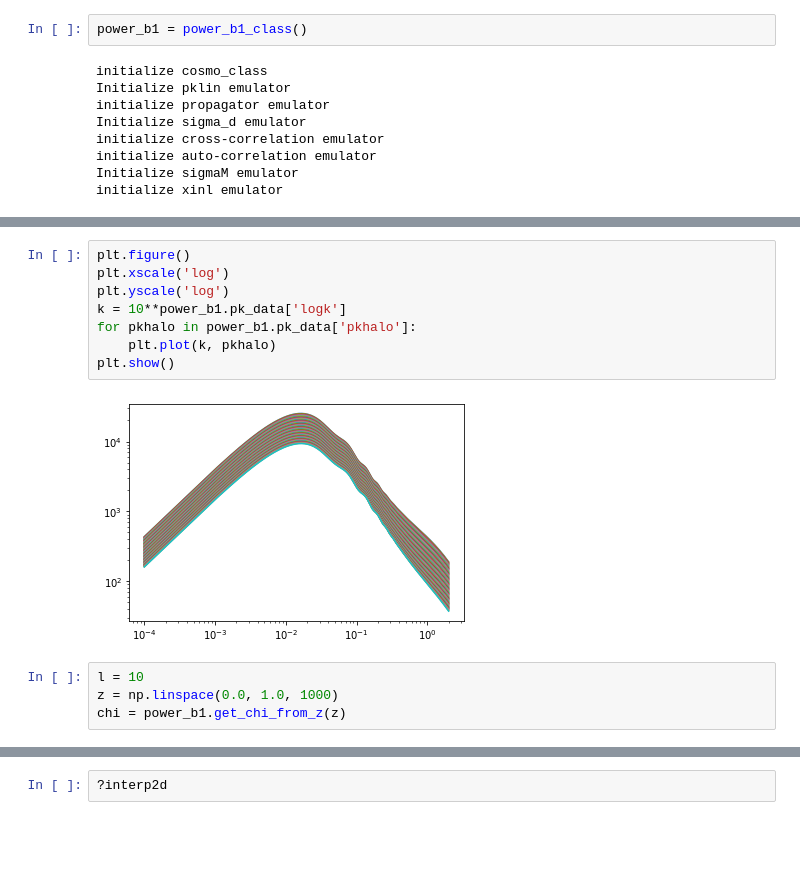
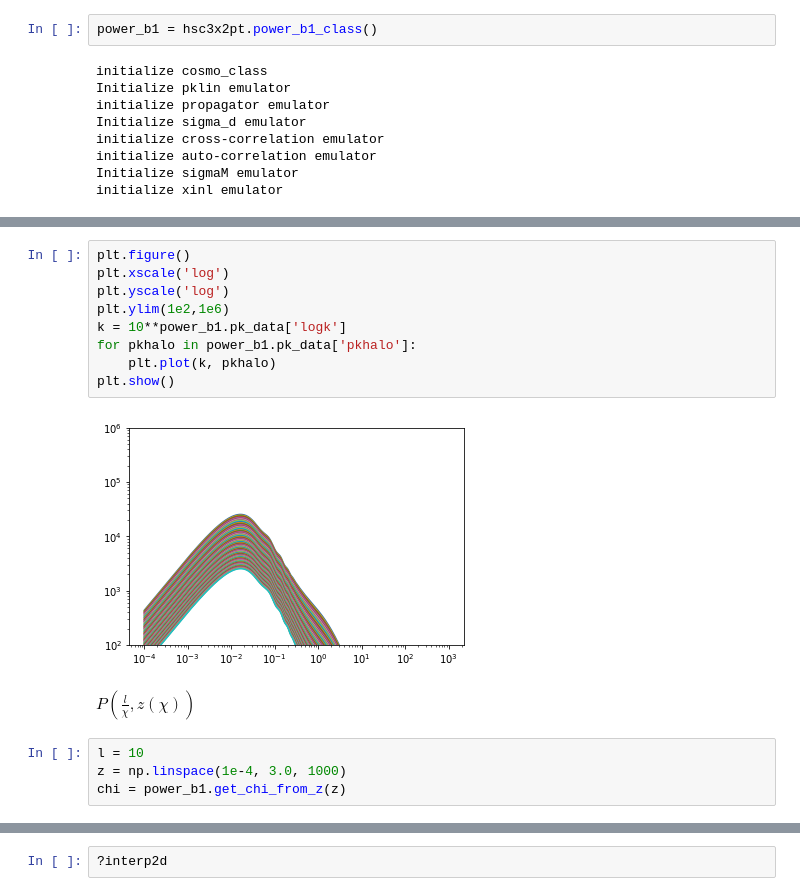
Before and after one commit to git-sunao/weaklensHSCY3Fisher, a Jupyter notebook: Untitled3.ipynb, the cells around one changed output, grey strips where cells are left out. Saved outputs shown, nothing was run; the diff lists cells and outputs as text; blank space fills up the shorter version.

```diff
--- a/Untitled3.ipynb
+++ b/Untitled3.ipynb
@@ -115,5 +25,5 @@ class power_b1_class(dark_emulator.darkemu.base_class):
 # %%
-power_b1 = power_b1_class()
+power_b1 = hsc3x2pt.power_b1_class()
 # %% [output]
 initialize cosmo_class
 Initialize pklin emulator
@@ -146,16 +56,19 @@ Wall time: 4.97 ms
 # %%
 plt.figure()
 plt.xscale('log')
 plt.yscale('log')
+plt.ylim(1e2,1e6)
 k = 10**power_b1.pk_data['logk']
 for pkhalo in power_b1.pk_data['pkhalo']:
     plt.plot(k, pkhalo)
 plt.show()
 # %% [output]
-[figure, old version]
+[figure, new version]
+# %% [markdown]
+$P\left(\frac{l}{\chi}, z(\chi)\right)$
 # %%
 l = 10
-z = np.linspace(0.0, 1.0, 1000)
+z = np.linspace(1e-4, 3.0, 1000)
 chi = power_b1.get_chi_from_z(z)
 # %%
 %%time
```
Also changed, not shown: parts of 31 cells of this notebook, 3 other files.
